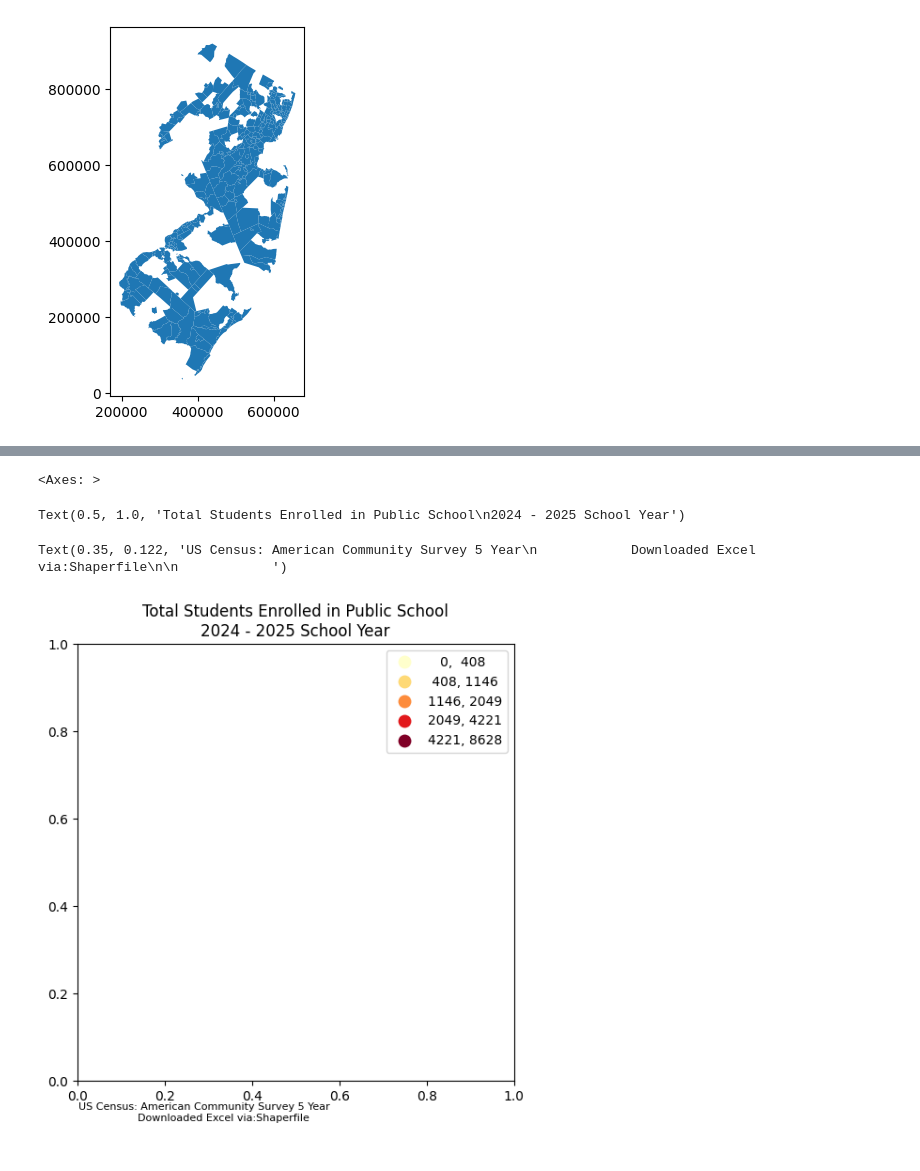
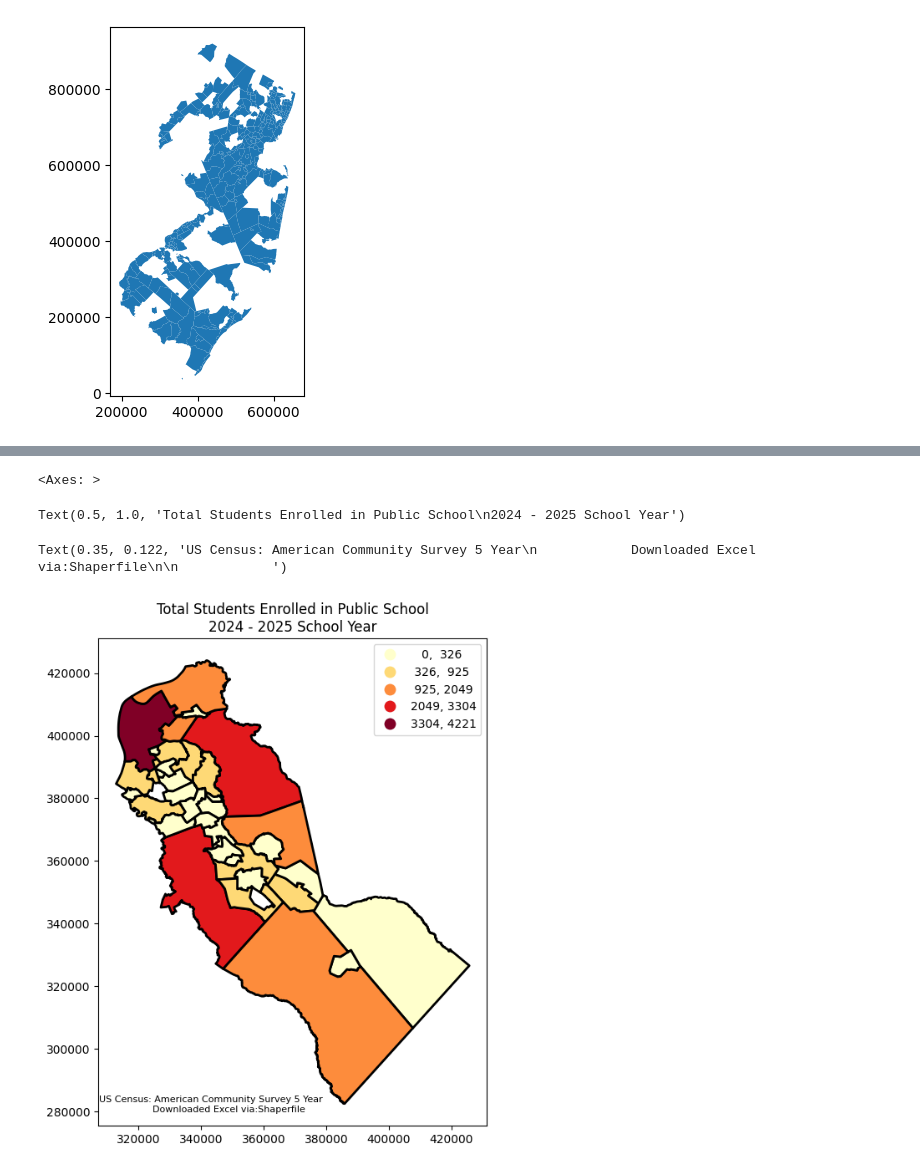
Before and after one commit to MhiyaJ/My-GIS-Stuff, a Jupyter notebook: aok.ipynb, the cells around one changed output, grey strips where cells are left out. Drawn from its saved outputs; the diff is of its cells as text; code cells hidden in the pictures.

```diff
--- a/aok.ipynb
+++ b/aok.ipynb
@@ -99,15 +200,14 @@ EnrXls = (EnrXls
   .rename(columns={EnrXls.columns[0]: 'School_Level'}) # Rename the first unnamed column
   .melt(
       id_vars=['School_Level'],
-      var_name='District', # New column for district names
+      var_name='mun', # aok these are munis not districts
       value_name='Enrollment' # New column for enrollment values
   )
 )
 
 # Clean up district names (remove ', Camden County, New Jersey')
-EnrXls['District'] = EnrXls['District'].str.replace(', Camden County, New Jersey', '', regex=False).str.strip()
+EnrXls['mun'] = EnrXls['mun'].str.replace(', Camden County, New Jersey', '', regex=False).str.strip()
+EnrXls['mun'] = EnrXls['mun'].str.upper().str.strip()
 
 # Convert 'Enrollment' to numeric, coercing errors to NaN
 EnrXls['Enrollment'] = pd.to_numeric(EnrXls['Enrollment'], errors='coerce')
-# %%
-EnrXls['District'] = EnrXls['District'].str.upper()
@@ -173,0 +214,3 @@ dtype: int64
+# %%
+enr9_12=EnrXls[EnrXls.School_Level.str.strip()=='9-12'] #aok: keep it simple for now
+enr9_12
@@ -173,0 +263,10 @@ dtype: int64
+# %%
+#i investigated and see that gloucester city didnt match so fix that and merge again
+enr9_12.loc[enr9_12['mun'] == 'GLOUCESTER CITY CITY','mun'] = 'GLOUCESTER CITY'
+all = pd.merge(mun, enr9_12, left_on=['MUN'], right_on=['mun'], how='outer', indicator=True)
+all.columns
+all[['MUN', 'COUNTY', 'MUN_LABEL', 'MUN_TYPE', 'NAME', 'GNIS_NAME', 'GNIS',
+       'SSN', 'MUN_CODE', 'SQ_MILES', 'POP2010',
+       'School_Level', 'mun', 'Enrollment', '_merge']]
+#aok: ok i looked thru and only mt ephraim and pine valley on left_only
+#so thats fine they were not on the right
@@ -174,20 +319,20 @@ dtype: int64
 # %%
 fig, ax = plt.subplots(figsize=(6,8))
 
-a2.plot(ax=ax,figsize=(6,8),column='Enrollment',legend=True,cmap='YlOrRd',
+all.plot(ax=ax,figsize=(6,8),column='Enrollment',legend=True,cmap='YlOrRd',
           scheme='natural_breaks',k=5, edgecolor='black',linewidth=2,legend_kwds= {"fmt": "{:.0f}"})
 ax.set_title('''Total Students Enrolled in Public School
 2024 - 2025 School Year''')
 #ax.annotate('Note added to chart with minimum parameters', xy = (200000, 1000))
 plt.figtext(0.35, 0.122,
             '''US Census: American Community Survey 5 Year
             Downloaded Excel via:Shaperfile
 
             ''',
             ha="center", fontsize=8, #bbox={"facecolor":"white", "alpha":0.5, "pad":5}
             )
 # %% [output]
 <Axes: >
 Text(0.5, 1.0, 'Total Students Enrolled in Public School\n2024 - 2025 School Year')
 Text(0.35, 0.122, 'US Census: American Community Survey 5 Year\n            Downloaded Excel via:Shaperfile\n\n            ')
-[figure, old version]
+[figure, new version]
```
Also changed, not shown: parts of 23 cells of this notebook.
